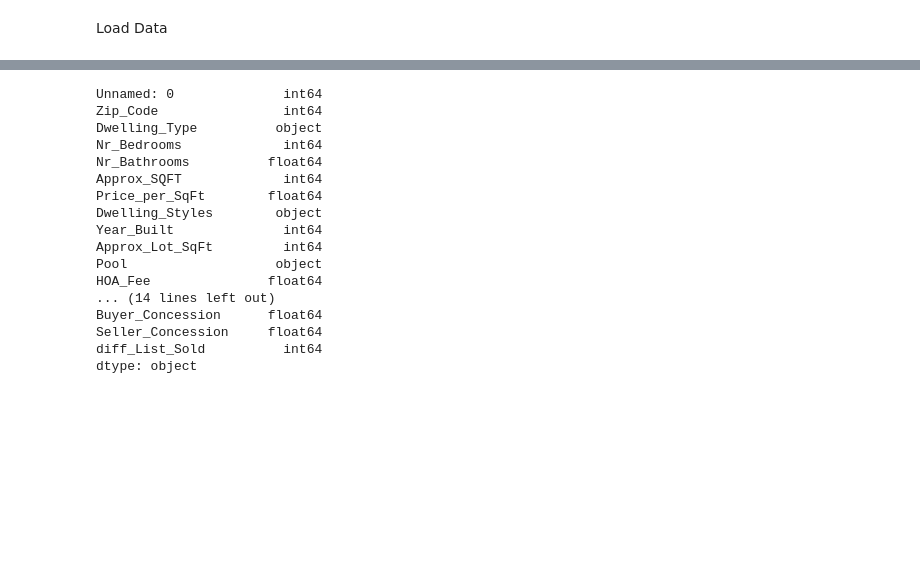
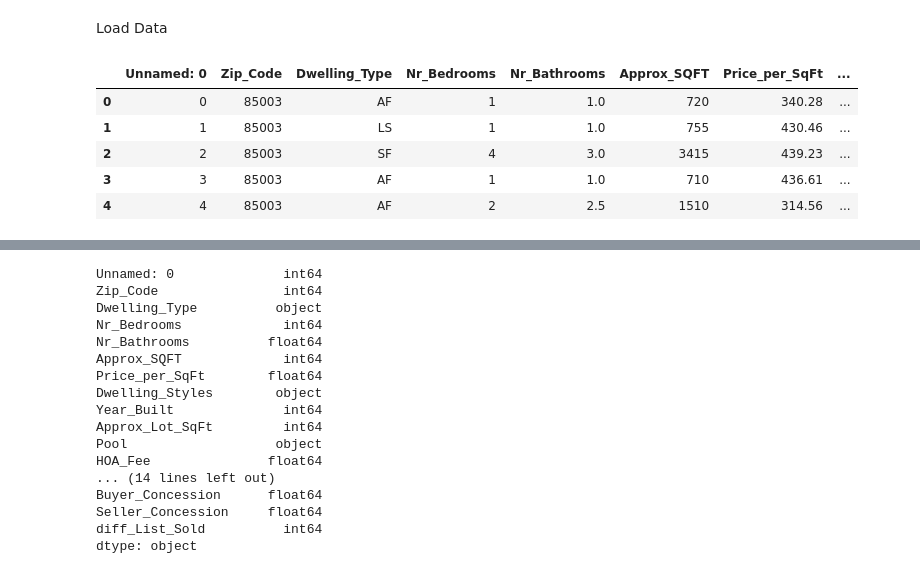
Before and after one commit to Feriga/Capstone2, a Jupyter notebook: 04_Maricopa_preprocessing_and_training.ipynb, the cells around one changed output, grey strips where cells are left out. Drawn from its saved outputs; the diff is of its cells as text; code cells hidden in the pictures; blank space fills up the shorter version.

```diff
--- a/04_Maricopa_preprocessing_and_training.ipynb
+++ b/04_Maricopa_preprocessing_and_training.ipynb
@@ -25,3 +25,12 @@ InteractiveShell.ast_node_interactivity = "all"
 Load Data
 # %%
 df = pd.read_csv('housing_data_cleaned.csv')
+# %%
+df.head()
+# %% [output]
+|  | Unnamed: 0 | Zip_Code | Dwelling_Type | Nr_Bedrooms | Nr_Bathrooms | Approx_SQFT | Price_per_SqFt | ... |
+| 0 | 0 | 85003 | AF | 1 | 1.0 | 720 | 340.28 | ... |
+| 1 | 1 | 85003 | LS | 1 | 1.0 | 755 | 430.46 | ... |
+| 2 | 2 | 85003 | SF | 4 | 3.0 | 3415 | 439.23 | ... |
+| 3 | 3 | 85003 | AF | 1 | 1.0 | 710 | 436.61 | ... |
+| 4 | 4 | 85003 | AF | 2 | 2.5 | 1510 | 314.56 | ... |
```
Also changed, not shown: parts of 36 cells of this notebook.
